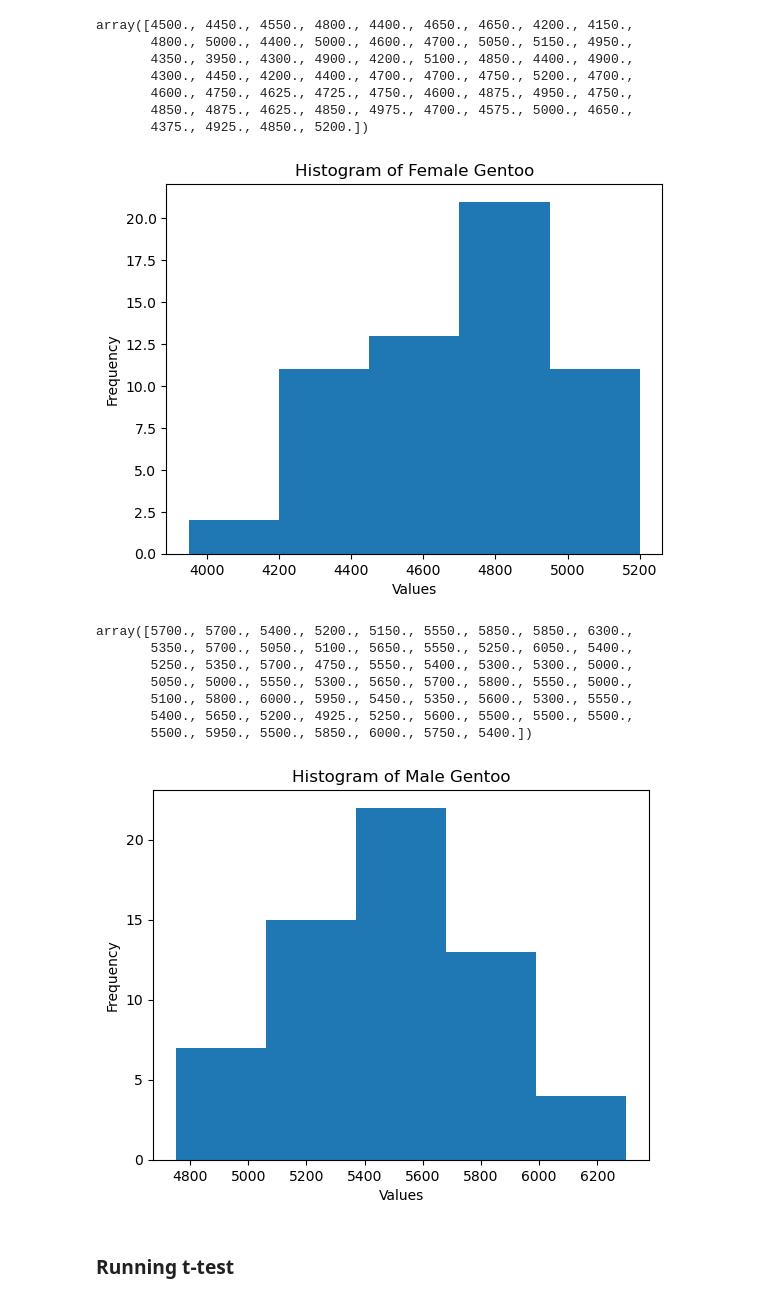
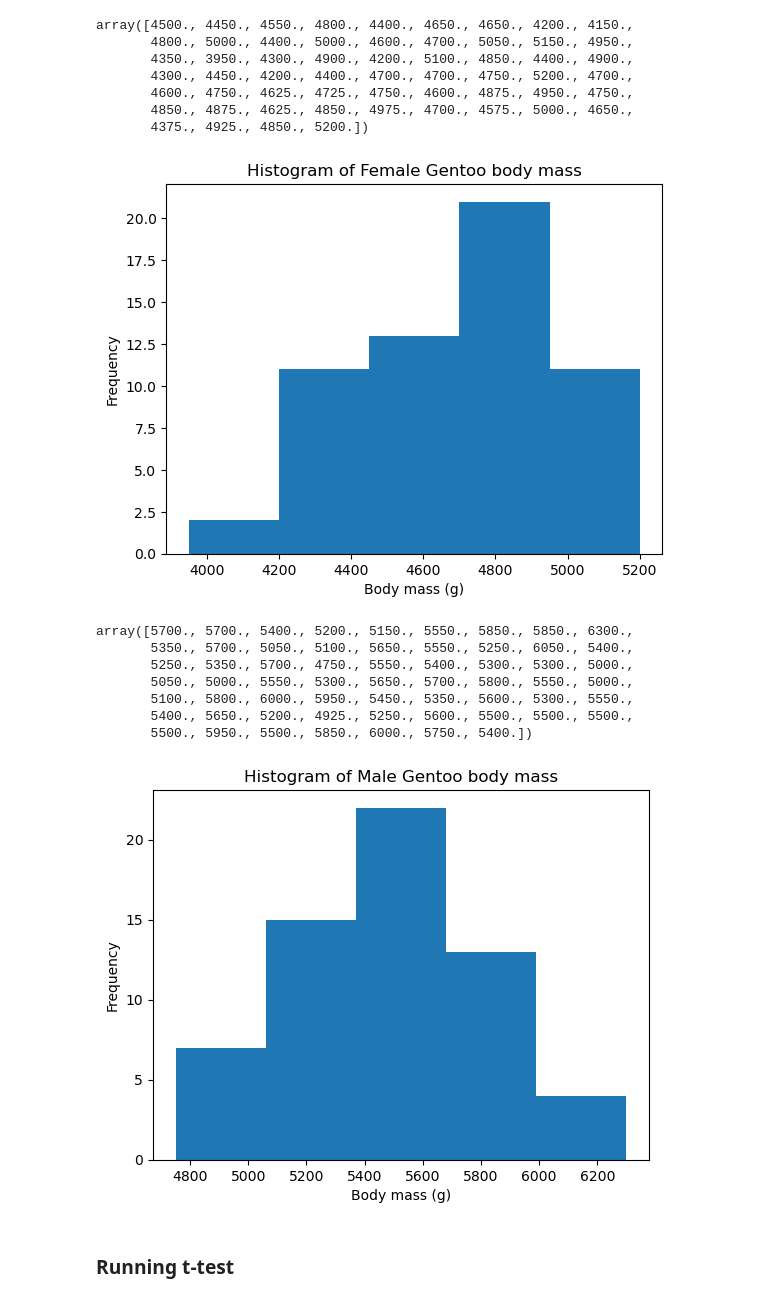
Before and after one commit to pcsukumar/mlprojects, a Jupyter notebook: tasks.ipynb, the cells around one changed output. Drawn from its saved outputs; the diff is of its cells as text; code cells hidden in the pictures.

```diff
--- a/tasks.ipynb
+++ b/tasks.ipynb
@@ -288,16 +288,16 @@ array([4500., 4450., 4550., 4800., 4400., 4650., 4650., 4200., 4150.,
 # %%
 # Create a histogram for female body mass
 plt.hist(female_gentoo, bins=5)
 
 # Add labels and title
-plt.xlabel('Values')
+plt.xlabel('Body mass (g)')
 plt.ylabel('Frequency')
-plt.title('Histogram of Female Gentoo')
+plt.title('Histogram of Female Gentoo body mass')
 
 # Show the histogram
 plt.show()
 # %% [output]
-[figure, old version]
+[figure, new version]
 # %%
 # Get the body mass for male gentoo
 male_gentoo = df.loc[(df["species"] == "Gentoo") & (df["sex"] == "MALE")]['body_mass_g'].to_numpy()
@@ -315,14 +315,14 @@ array([5700., 5700., 5400., 5200., 5150., 5550., 5850., 5850., 6300.,
 plt.hist(male_gentoo, bins=5)
 
 # Add labels and title
-plt.xlabel('Values')
+plt.xlabel('Body mass (g)')
 plt.ylabel('Frequency')
-plt.title('Histogram of Male Gentoo')
+plt.title('Histogram of Male Gentoo body mass')
 
 # Show the histogram
 plt.show()
 # %% [output]
-[figure, old version]
+[figure, new version]
 # %% [markdown]
 ### Running t-test
 # %%
```
Also changed, not shown: parts of 1 cell of this notebook.
